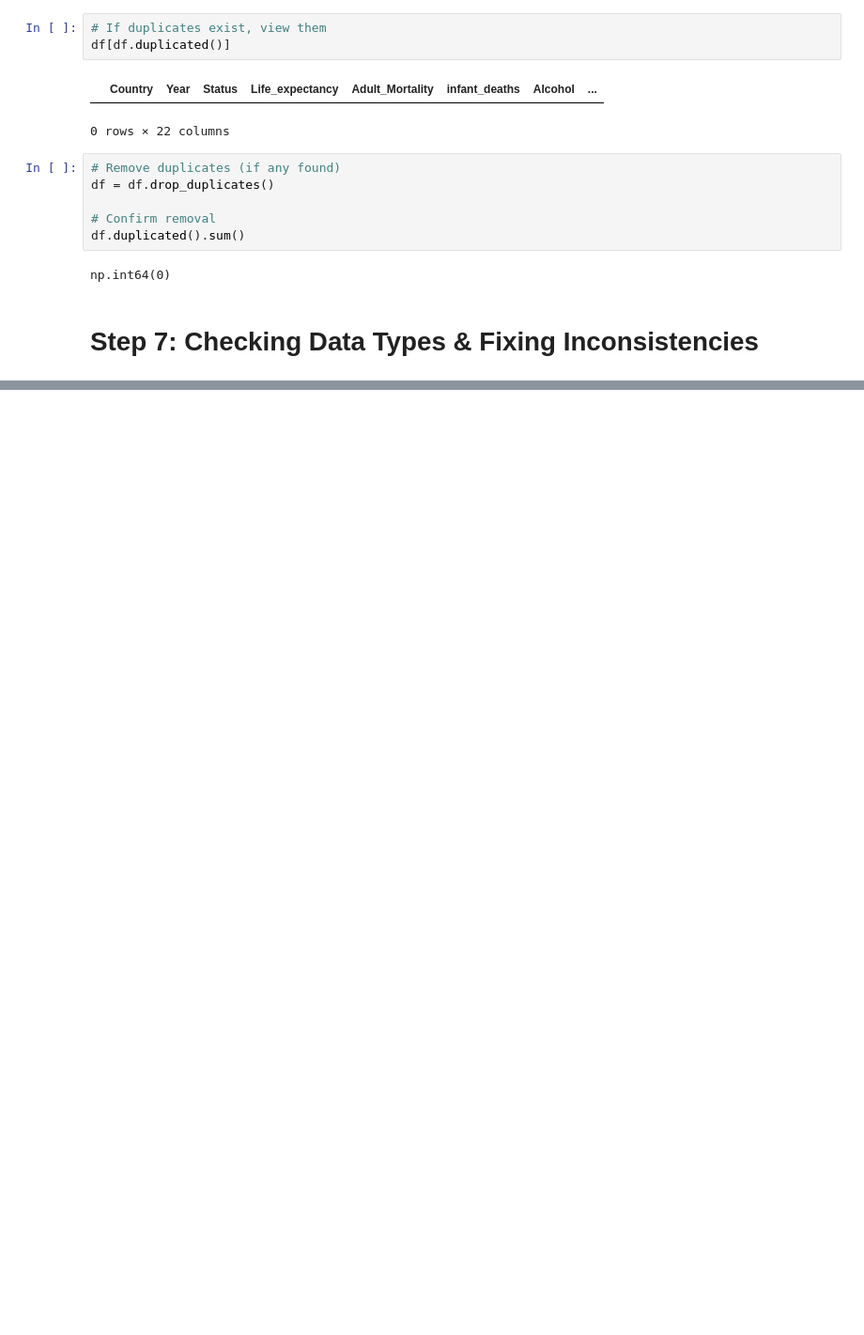
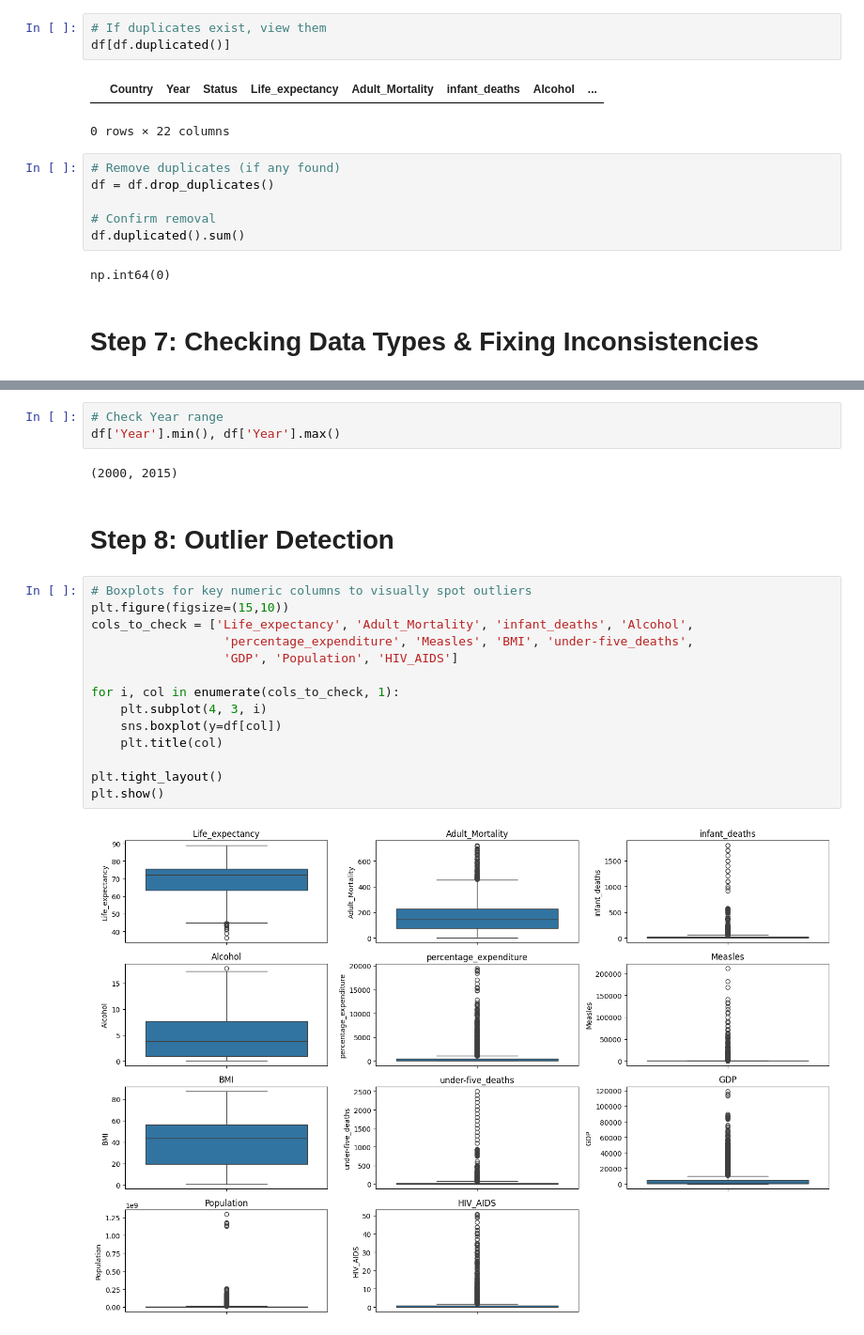
Before and after one commit to AiWriter404/who-life-expectancy-data-cleaning, a Jupyter notebook: who-life-expectancy-data-cleaning.ipynb, the cells around one changed output, grey strips where cells are left out. Shown at 94% size. Saved outputs shown, nothing was run; the diff lists cells and outputs as text; blank space fills up the shorter version.

Commit message:
Kaggle Notebook | who-life-expectancy-data-cleaning | Version 3

```diff
--- a/who-life-expectancy-data-cleaning.ipynb
+++ b/who-life-expectancy-data-cleaning.ipynb
@@ -269,0 +317,23 @@ np.int64(0)
+# %%
+# Check Year range
+df['Year'].min(), df['Year'].max()
+# %% [output]
+(2000, 2015)
+# %% [markdown]
+# **Step 8: Outlier Detection**
+# %%
+# Boxplots for key numeric columns to visually spot outliers
+plt.figure(figsize=(15,10))
+cols_to_check = ['Life_expectancy', 'Adult_Mortality', 'infant_deaths', 'Alcohol',
+                  'percentage_expenditure', 'Measles', 'BMI', 'under-five_deaths',
+                  'GDP', 'Population', 'HIV_AIDS']
+
+for i, col in enumerate(cols_to_check, 1):
+    plt.subplot(4, 3, i)
+    sns.boxplot(y=df[col])
+    plt.title(col)
+
+plt.tight_layout()
+plt.show()
+# %% [output]
+[figure, added]
```
Also changed, not shown: parts of 4 cells of this notebook.
